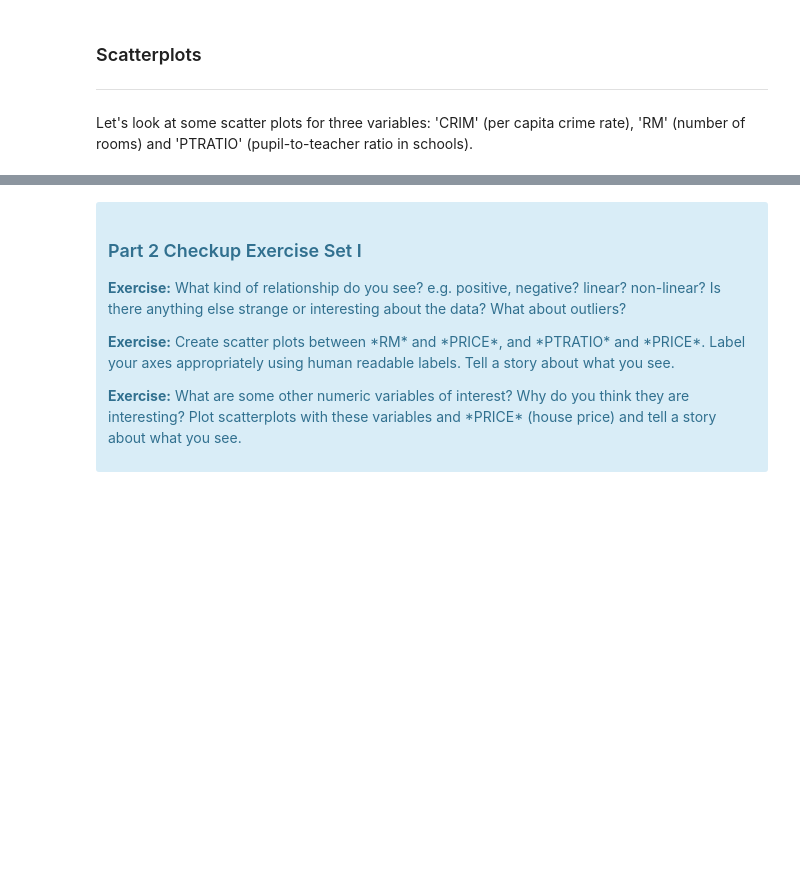
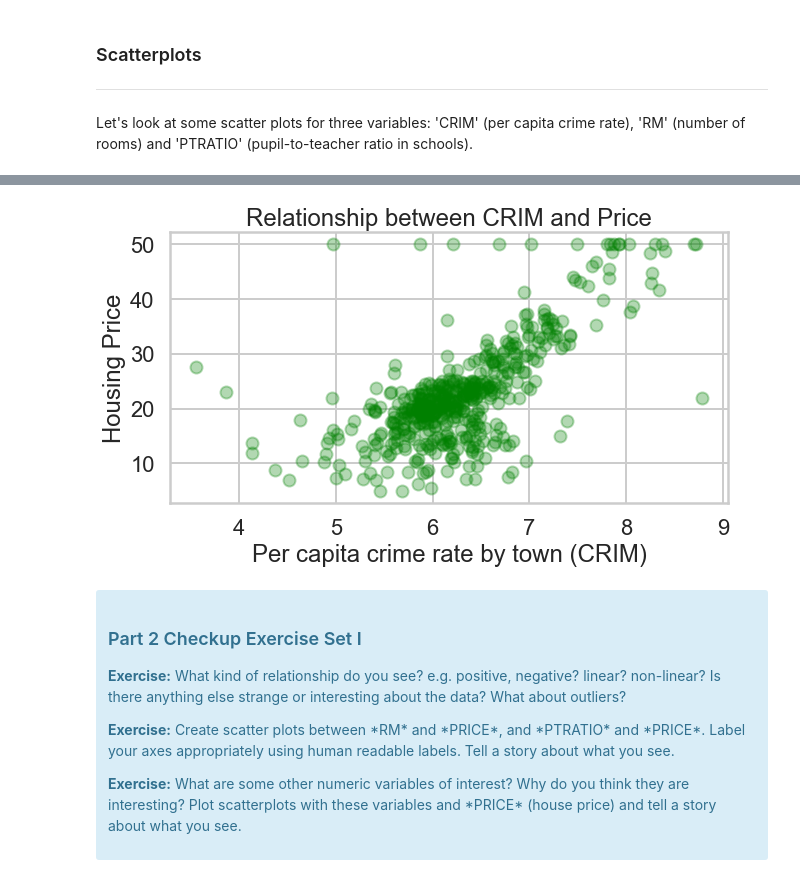
Before and after one commit to vikramlucky/Springboard, a Jupyter notebook: Mini_Projects/linear_regression/Mini_Project_Linear_Regression.ipynb, the cells around one changed output, grey strips where cells are left out. Cells and saved outputs as stored; diff of their text form; code cells hidden in the pictures; blank space fills up the shorter version.

```diff
--- a/Mini_Projects/linear_regression/Mini_Project_Linear_Regression.ipynb
+++ b/Mini_Projects/linear_regression/Mini_Project_Linear_Regression.ipynb
@@ -268,3 +269,12 @@ plt.show()
+# %%
+plt.figure(figsize=(10,5))
+plt.scatter(bos['RM'], bos['PRICE'], color = 'green', alpha = 0.3)
+plt.xlabel("Per capita crime rate by town (CRIM)")
+plt.ylabel("Housing Price")
+plt.title("Relationship between CRIM and Price")
+plt.show()
+# %% [output]
+[figure, added]
 # %% [markdown]
 <div class="span5 alert alert-info">
 <h3>Part 2 Checkup Exercise Set I</h3>
```
Also changed, not shown: parts of 52 cells of this notebook, 4 other files.
